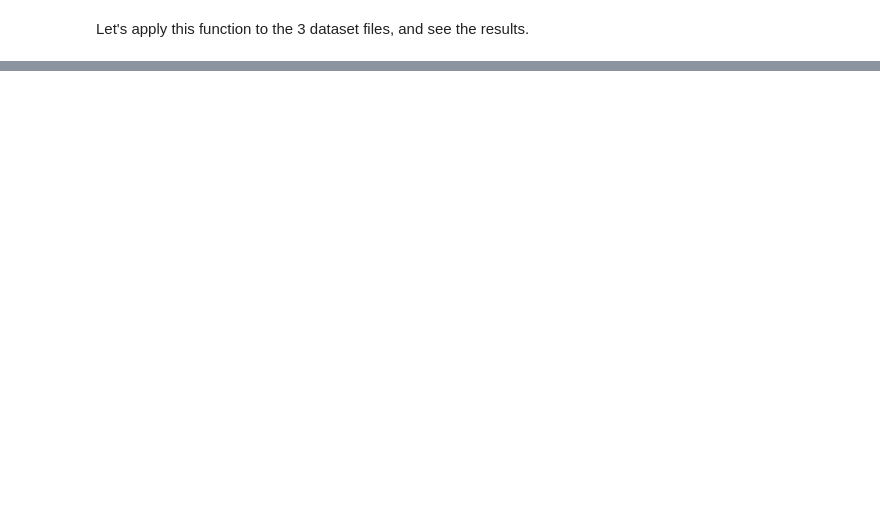
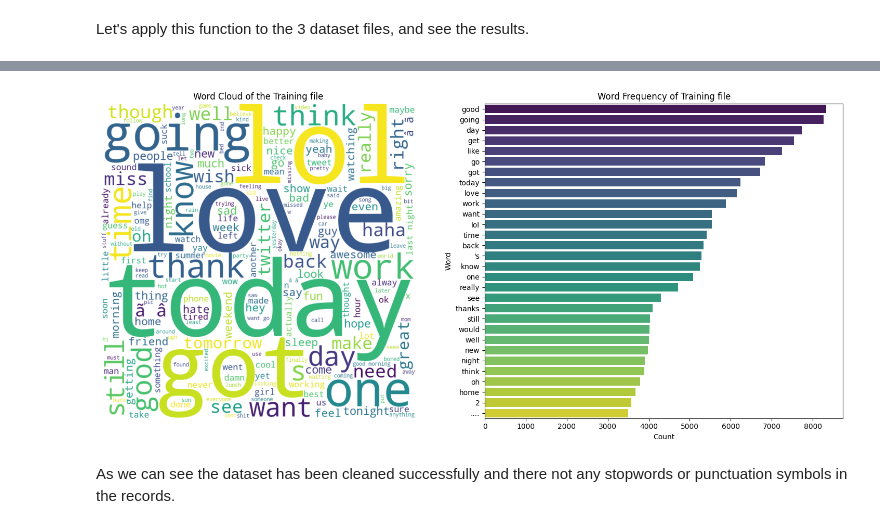
Before and after one commit to AntonisZks/Deep-Learning-for-Natural-Language-Processing, a Jupyter notebook: Notebooks/natural_language_processing.ipynb, the cells around one changed output, grey strips where cells are left out. Drawn from its saved outputs; the diff is of its cells as text; code cells hidden in the pictures; blank space fills up the shorter version.

```diff
--- a/Notebooks/natural_language_processing.ipynb
+++ b/Notebooks/natural_language_processing.ipynb
@@ -150,0 +207,14 @@ plt.show()
+# %%
+from nltk.tokenize import word_tokenize
+import string
+
+special_punctuation = ['...', '..']
+
+def remove_punctuation(text: str) -> str:
+    word_tokens = [w for w in text.split()]
+    filtered_words = [word for word in word_tokens if word not in string.punctuation and word not in special_punctuation]
+    return " ".join(filtered_words)
+
+train_df['Cleaned_text'] = train_df['Cleaned_text'].apply(remove_punctuation)
+val_df['Cleaned_text'] = val_df['Cleaned_text'].apply(remove_punctuation)
+test_df['Cleaned_text'] = test_df['Cleaned_text'].apply(remove_punctuation)
@@ -150,0 +235,6 @@ plt.show()
+# %%
+analize_words(train_df, 'Cleaned_text', '../plots/word_cloud_tokens_frequency_no_stopwords_no_punctuation.png')
+# %% [output]
+[figure, added]
+# %% [markdown]
+As we can see the dataset has been cleaned successfully and there not any stopwords or punctuation symbols in the records.
```
Also changed, not shown: parts of 15 cells of this notebook, 4 other files.
